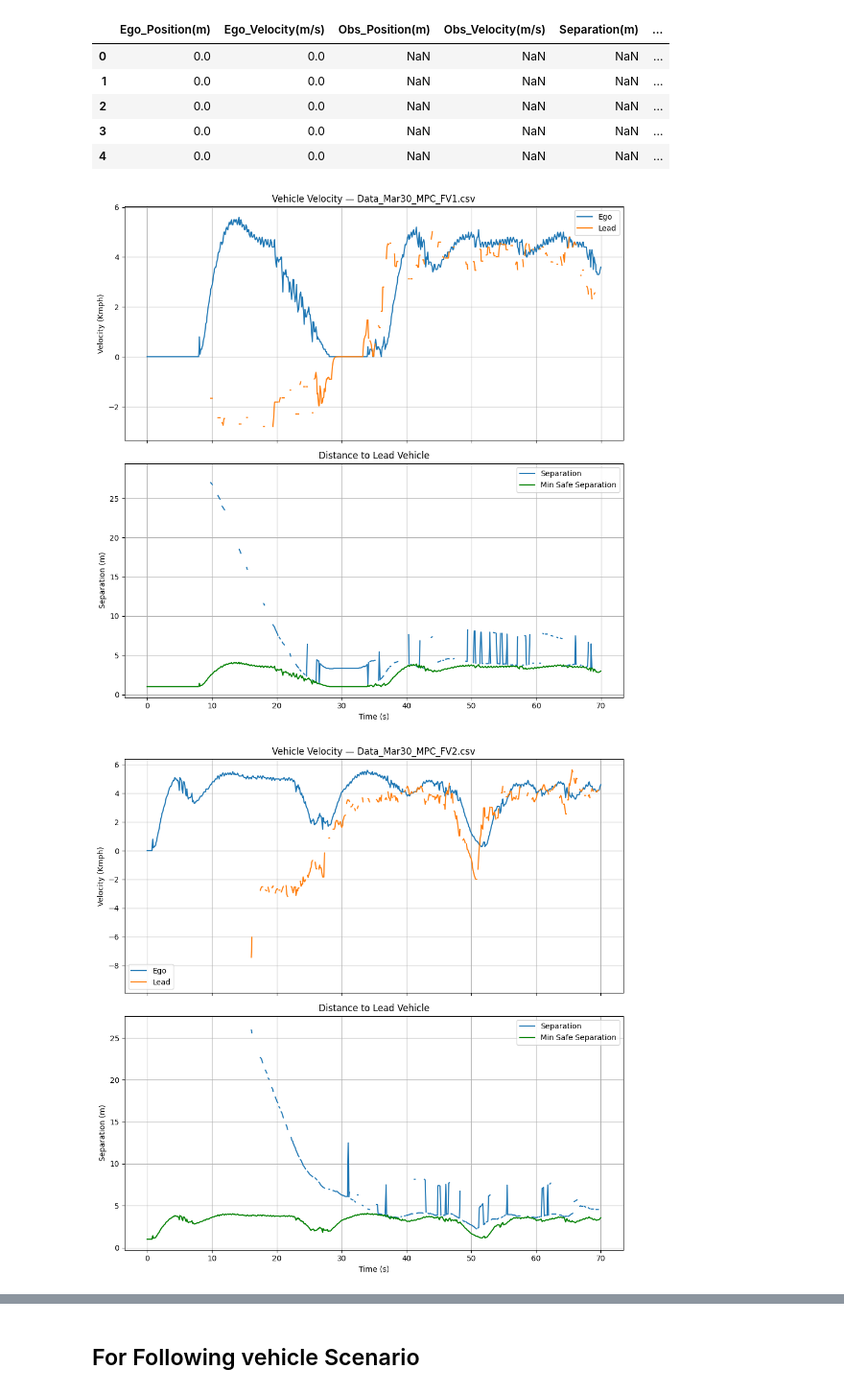
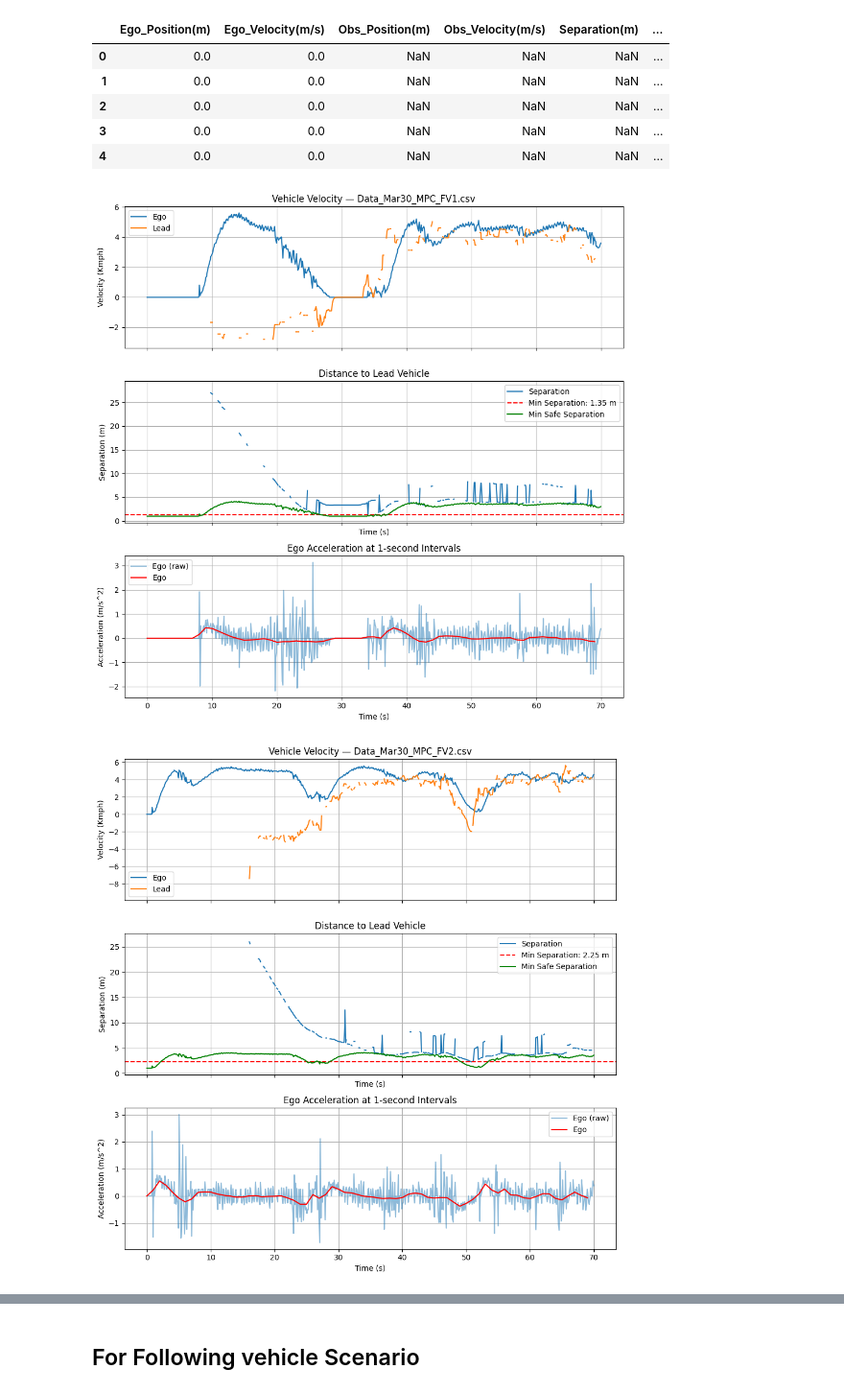
Before and after one commit to Santhosh4888/Adaptive-Cruise-Control, a Jupyter notebook: 9_Vehicle_Testing_Results/Testing_Using_Radar/March30_2026/Data_visualization_MPC_FV.ipynb, the cells around one changed output, grey strips where cells are left out. Shown at 96% size. Cells and saved outputs as stored; diff of their text form; code cells hidden in the pictures.

```diff
--- a/9_Vehicle_Testing_Results/Testing_Using_Radar/March30_2026/Data_visualization_MPC_FV.ipynb
+++ b/9_Vehicle_Testing_Results/Testing_Using_Radar/March30_2026/Data_visualization_MPC_FV.ipynb
@@ -45,6 +74,19 @@ for file in selected_files:
 
     # normalize time for this file
     df["Time"] = df["Time(s)"] - df["Time(s)"].iloc[0]
+    df["Time_1s"] = np.floor(df["Time"]).astype("Int64")
+
+    # Calculate acceleration from velocity (simple finite difference) on raw data (not recommended due to noise)
+    df["Ego_Acceleration_raw(m/s^2)"] = df["Ego_Velocity(m/s)"].diff() / df["Time"].diff()
+    if "Obs_Velocity(m/s)" in df.columns:
+        df["Obs_Acceleration_raw(m/s^2)"] = df["Obs_Velocity(m/s)"].diff() / df["Time"].diff()
+
+    # Calculate acceleration using 1-second intervals
+    if "Ego_Velocity(m/s)" in df.columns:
+        df["Ego_Acceleration(m/s^2)"] = compute_one_second_acceleration(df, "Time", "Ego_Velocity(m/s)")
+    if "Obs_Velocity(m/s)" in df.columns:
+        df["Obs_Acceleration(m/s^2)"] = compute_one_second_acceleration(df, "Time", "Obs_Velocity(m/s)")
+
     # convert to km/h (and keep the original m/s if you want)
     df["Ego_Velocity_kmph"] = df["Ego_Velocity(m/s)"] * 3.6
     if "Obs_Velocity(m/s)" in df.columns:
@@ -85,35 +127,52 @@ Data_Mar30_MPC_FV4.csv loaded
 | 4 | 0.0 | 0.0 | NaN | NaN | NaN | ... |
 # %%
 for file, df in data.items():
-    fig, axes = plt.subplots(2, 1, figsize=(10, 10), sharex=True)
+    fig, axes = plt.subplots(3, 1, figsize=(10, 10), sharex=True)
 
     # ---- Velocity ----
     axes[0].plot(df["Time"], df["Ego_Velocity_kmph"], label="Ego")
     if "Obs_Velocity_kmph" in df.columns:
         axes[0].plot(df["Time"], df["Obs_Velocity_kmph"], linestyle="-", label="Lead")
 
     # ---- Separation ----
+    min_sep = df["Separation(m)"].min() if "Separation(m)" in df.columns else None
     if "Separation(m)" in df.columns:
         axes[1].plot(df["Time"], df["Separation(m)"], label="Separation")
+        if min_sep is not None:
+            axes[1].axhline(y=min_sep, color="red", linestyle="--", label=f"Min Separation: {min_sep:.2f} m")
 
     # Minimum safe separation line ( 2 seconds at current speed + min safe distance)
     if "Ego_Velocity_kmph" in df.columns:
         min_sep = df["Ego_Velocity_kmph"] * (1000/3600) * 2 + 1  # 2 seconds gap in meters + min safe distance
         axes[1].plot(df["Time"], min_sep, linestyle="-", color="green", label="Min Safe Separation")
+
+    # Acceleration Raw plot
+    if "Ego_Acceleration_raw(m/s^2)" in df.columns:
+        axes[2].plot(df["Time"], df["Ego_Acceleration_raw(m/s^2)"], label="Ego (raw)", alpha=0.5)
+
+    # Acceleration plot for averaged dat
+    accel_plot_df = df.drop_duplicates("Time_1s") if "Time_1s" in df.columns else df
+    if "Ego_Acceleration(m/s^2)" in accel_plot_df.columns:
+        axes[2].plot(accel_plot_df["Time_1s"] if "Time_1s" in accel_plot_df.columns else accel_plot_df["Time"],
+                     accel_plot_df["Ego_Acceleration(m/s^2)"], label="Ego", color="red")
 
     axes[0].set_ylabel("Velocity (Kmph)")
     axes[0].set_title(f"Vehicle Velocity — {file}")
 
     axes[1].set_ylabel("Separation (m)")
     axes[1].set_xlabel("Time (s)")
     axes[1].set_title("Distance to Lead Vehicle")
 
+    axes[2].set_ylabel("Acceleration (m/s^2)")
+    axes[2].set_xlabel("Time (s)")
+    axes[2].set_title("Ego Acceleration at 1-second Intervals")
+
     for ax in axes:
         ax.grid()
         ax.legend()
 
     plt.tight_layout()
     plt.show()
 # %% [output]
-[figure, old version]
+[figure, new version]
-[figure, old version]
+[figure, new version]
```
Also changed, not shown: parts of 2 cells of this notebook, 35 other files.
